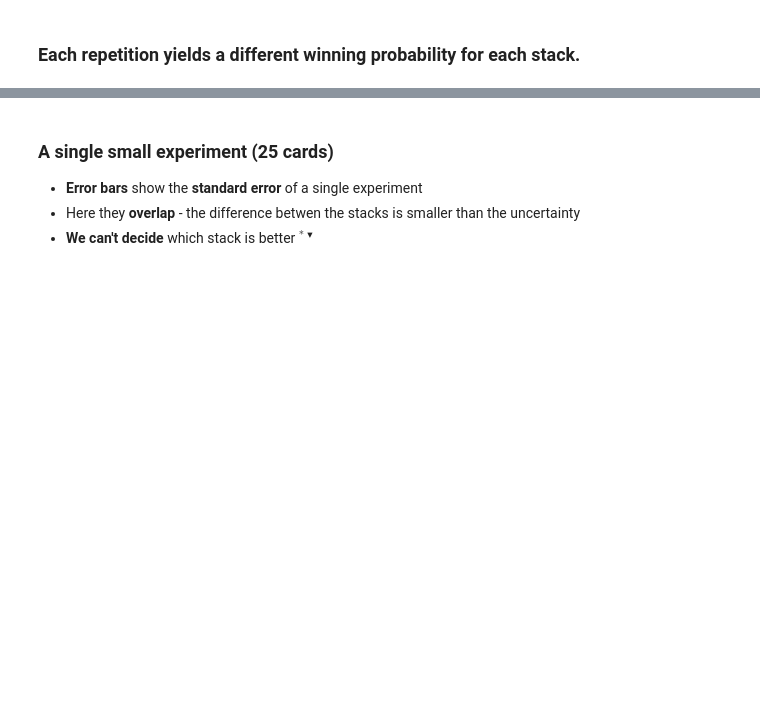
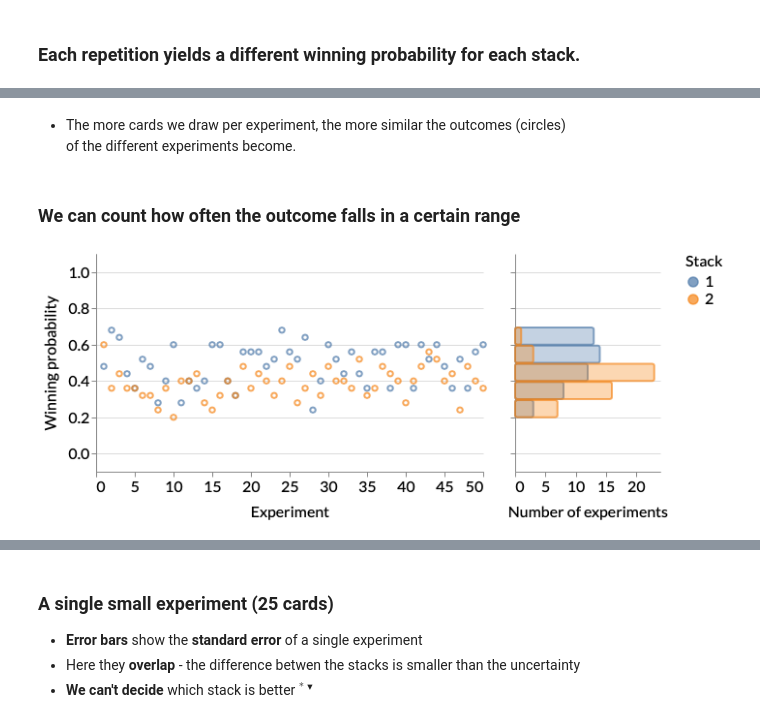
Before and after one commit to felixpatzelt/statistics-for-everyone, a Jupyter notebook: 1_cards.ipynb, the cells around one changed output, grey strips where cells are left out. Drawn from its saved outputs; the diff is of its cells as text; code cells hidden in the pictures; blank space fills up the shorter version.

```diff
--- a/1_cards.ipynb
+++ b/1_cards.ipynb
@@ -113,0 +113,8 @@ plot_repeated_experiments(data=data, n_card_pairs=n_card_pairs)
+# %% [markdown]
+- The more cards we draw per experiment, the more similar the outcomes (circles)<br> of the different experiments become.
+# %% [markdown]
+### We can count how often the outcome falls in a certain range
+# %%
+plot_repeated_experiments(data=data, n_card_pairs=n_card_pairs, show='Experiments, Histogram')
+# %% [output]
+[figure, added]
```
Also changed, not shown: parts of 13 cells of this notebook, 4 other files.
